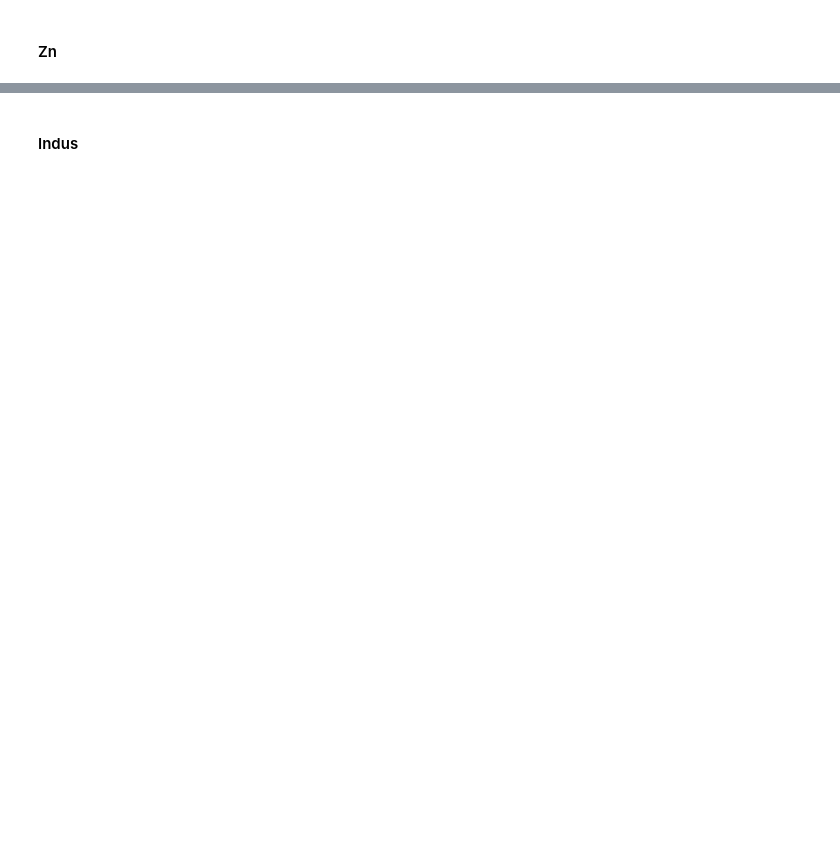
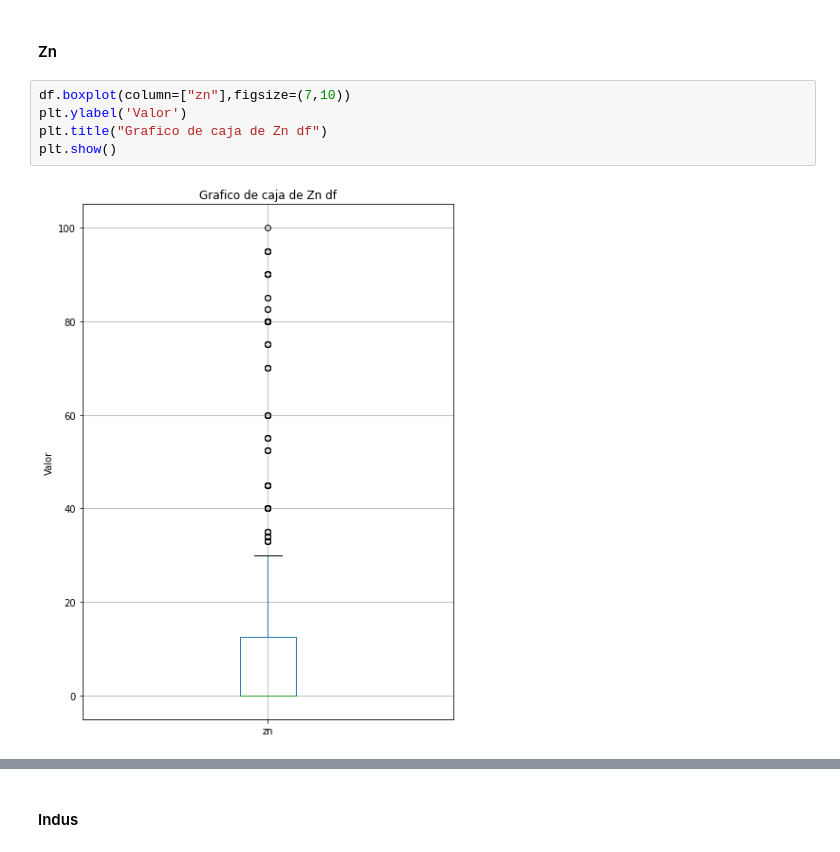
Before and after one commit to Maxibrionest/FMY-1.1.2, a Jupyter notebook: Entrega3/Entrega3_FMY.ipynb, the cells around one changed output, grey strips where cells are left out. Cells and saved outputs as stored; diff of their text form; blank space fills up the shorter version.

```diff
--- a/Entrega3/Entrega3_FMY.ipynb
+++ b/Entrega3/Entrega3_FMY.ipynb
@@ -758,2 +741,9 @@ df_aux, df_aux_p = clean_custom(df, "crim", 6)
 # %% [markdown]
 #### Zn
+# %%
+df.boxplot(column=["zn"],figsize=(7,10))
+plt.ylabel('Valor')
+plt.title("Grafico de caja de Zn df")
+plt.show()
+# %% [output]
+[figure, added]
```
Also changed, not shown: parts of 182 cells of this notebook.
